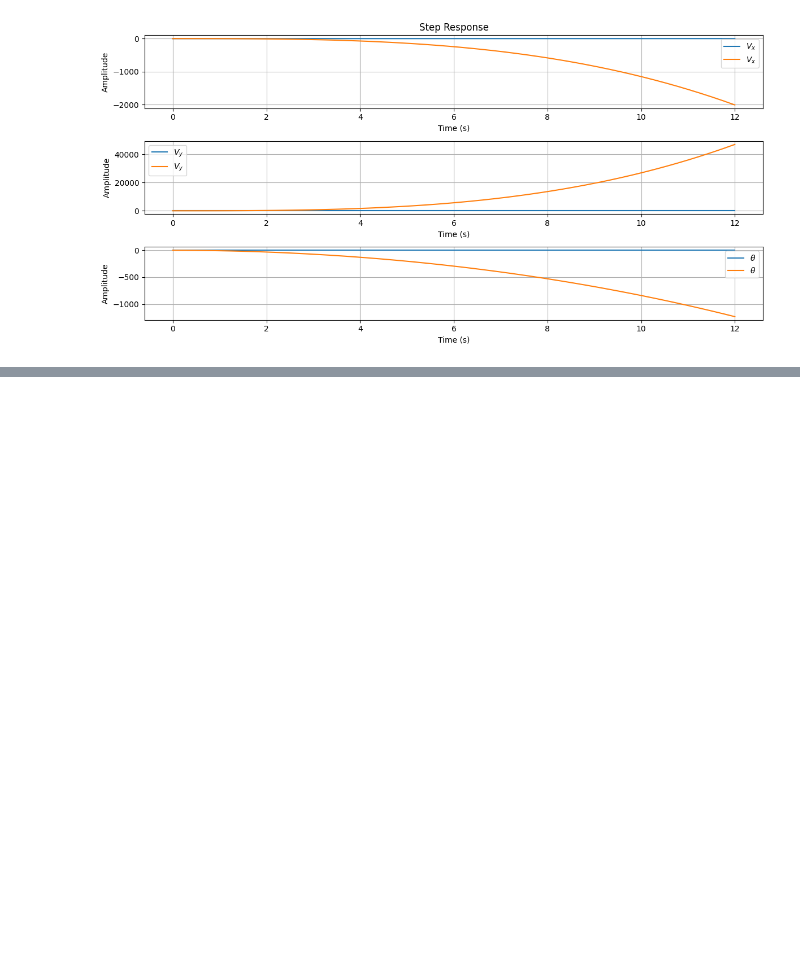
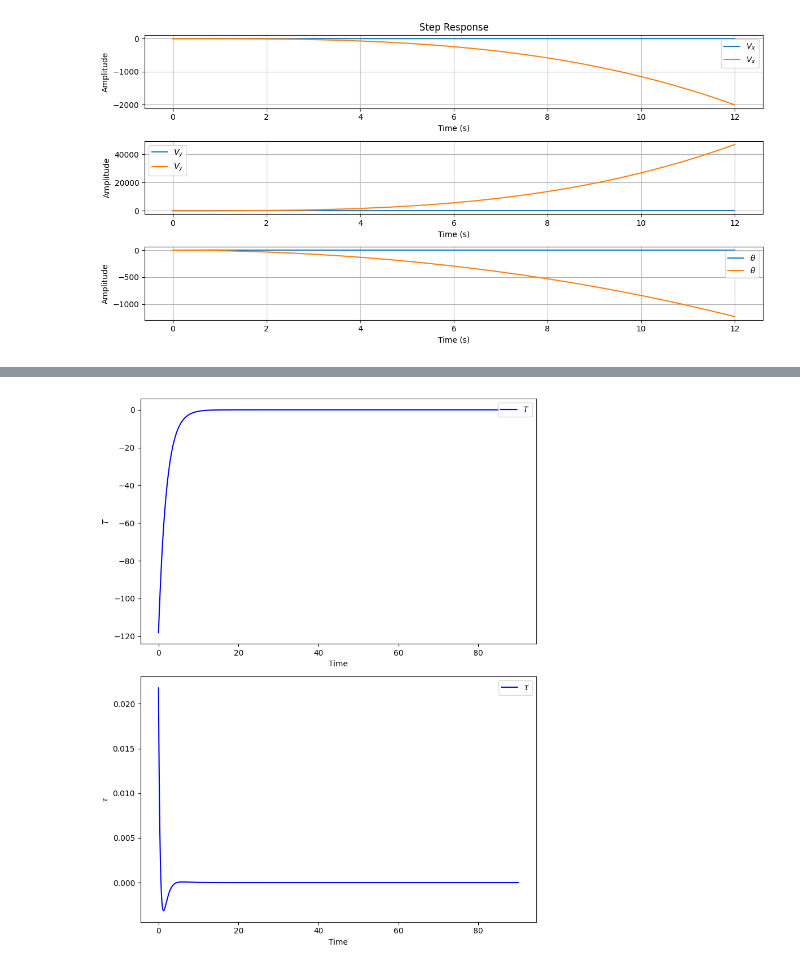
Before and after one commit to lucascarvalho10/pme3481, a Jupyter notebook: E1/poles_placement.ipynb, the cells around one changed output, grey strips where cells are left out. Saved outputs shown, nothing was run; the diff lists cells and outputs as text; code cells hidden in the pictures; blank space fills up the shorter version.

```diff
--- a/E1/poles_placement.ipynb
+++ b/E1/poles_placement.ipynb
@@ -210,0 +231,21 @@ plt.show()
+# %%
+u = np.dot(-K,yr)
+# %%
+fig, axes = plt.subplots(2, 1, figsize=(8, 10))
+
+# Plot Theta
+axes[0].plot(t, u[0], color='blue')
+axes[0].set_ylabel(r'$T$')
+axes[0].set_xlabel('Time')
+axes[0].legend([r'$T$'], loc='upper right')
+
+# Plot VX
+axes[1].plot(t, u[1], color='blue')
+axes[1].set_ylabel(r'$\tau$')
+axes[1].set_xlabel('Time')
+axes[1].legend([r'$\tau$'], loc='upper right')
+
+plt.tight_layout()
+plt.show()
+# %% [output]
+[figure, added]
```
Also changed, not shown: parts of 8 cells of this notebook, 2 other files.
